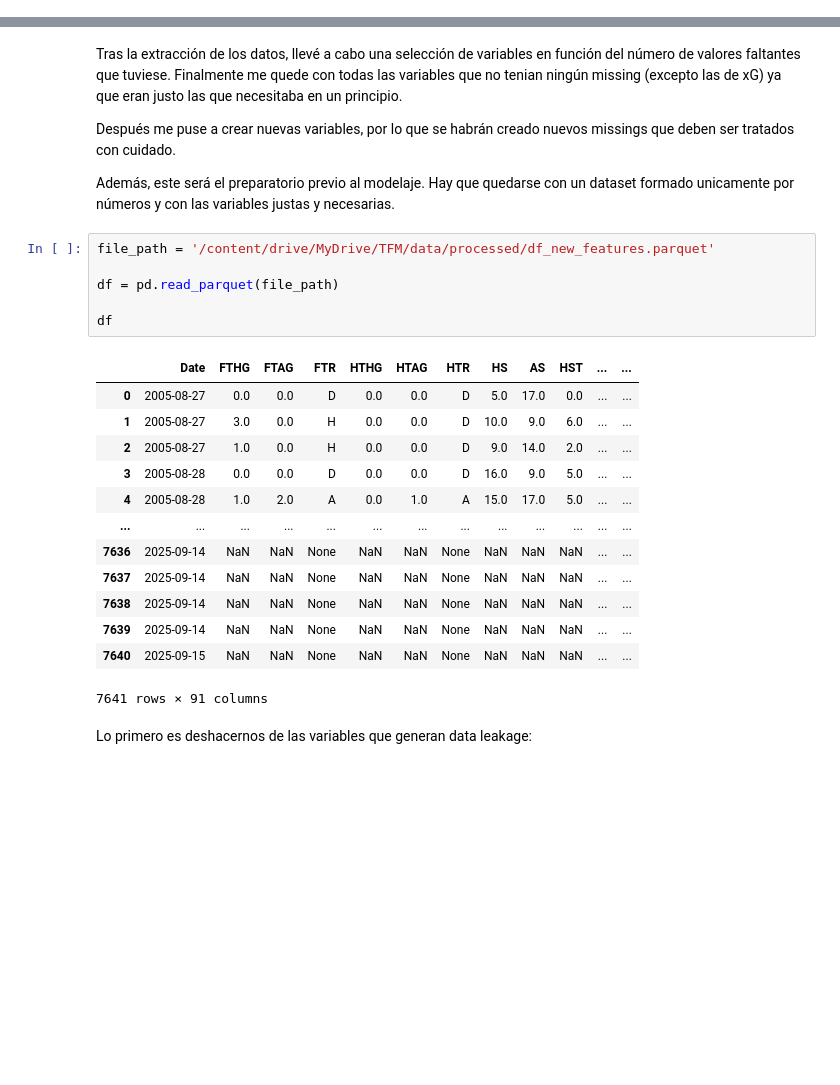
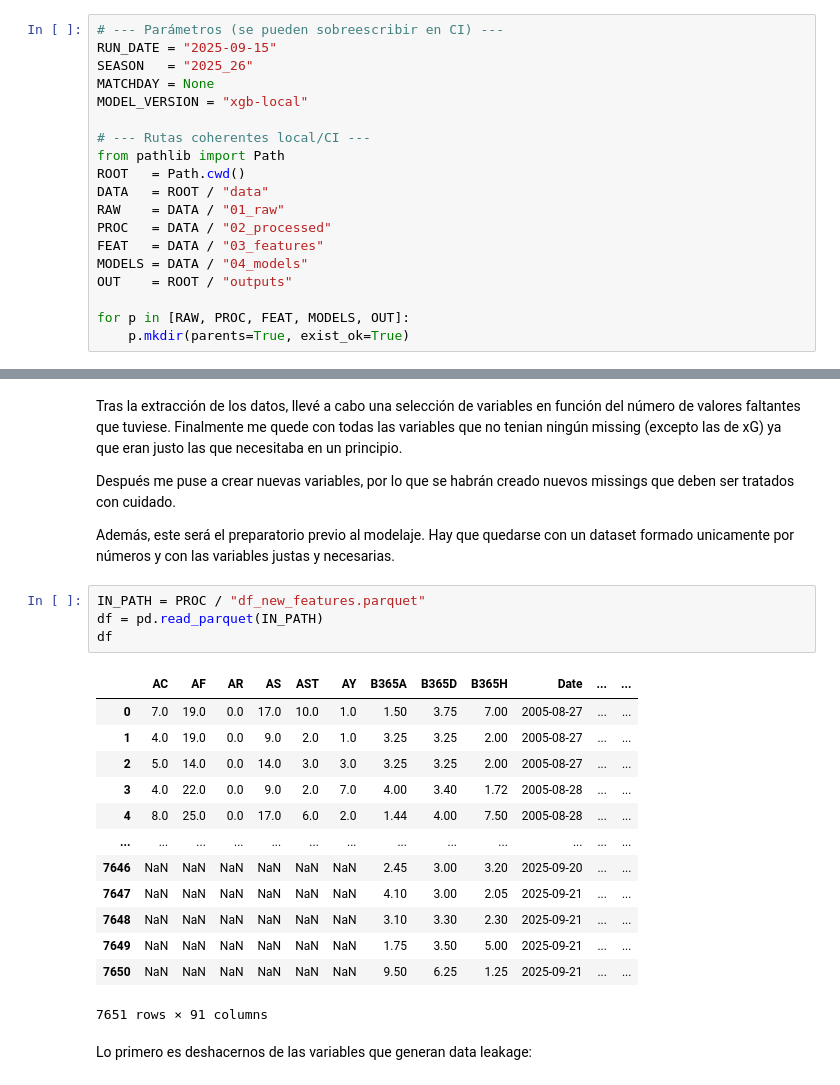
Before and after one commit to manuferrod/laliga-predictor-engine, a Jupyter notebook: notebooks/PREPROCESADO.ipynb, the cells around one changed output, grey strips where cells are left out. Drawn from its saved outputs; the diff is of its cells as text; blank space fills up the shorter version.

```diff
--- a/notebooks/PREPROCESADO.ipynb
+++ b/notebooks/PREPROCESADO.ipynb
@@ -0,0 +1,19 @@
+# %%
+# --- Parámetros (se pueden sobreescribir en CI) ---
+RUN_DATE = "2025-09-15"
+SEASON   = "2025_26"
+MATCHDAY = None
+MODEL_VERSION = "xgb-local"
+
+# --- Rutas coherentes local/CI ---
+from pathlib import Path
+ROOT   = Path.cwd()
+DATA   = ROOT / "data"
+RAW    = DATA / "01_raw"
+PROC   = DATA / "02_processed"
+FEAT   = DATA / "03_features"
+MODELS = DATA / "04_models"
+OUT    = ROOT / "outputs"
+
+for p in [RAW, PROC, FEAT, MODELS, OUT]:
+    p.mkdir(parents=True, exist_ok=True)
@@ -19,25 +45,23 @@ Después me puse a crear nuevas variables, por lo que se habrán creado nuevos m
 
 Además, este será el preparatorio previo al modelaje. Hay que quedarse con un dataset formado unicamente por números y con las variables justas y necesarias.
 # %%
-file_path = '/content/drive/MyDrive/TFM/data/processed/df_new_features.parquet'
-
-df = pd.read_parquet(file_path)
-
+IN_PATH = PROC / "df_new_features.parquet"
+df = pd.read_parquet(IN_PATH)
 df
 # %% [output]
-|  | Date | FTHG | FTAG | FTR | HTHG | HTAG | HTR | HS | AS | HST | ... | ... |
-| 0 | 2005-08-27 | 0.0 | 0.0 | D | 0.0 | 0.0 | D | 5.0 | 17.0 | 0.0 | ... | ... |
-| 1 | 2005-08-27 | 3.0 | 0.0 | H | 0.0 | 0.0 | D | 10.0 | 9.0 | 6.0 | ... | ... |
-| 2 | 2005-08-27 | 1.0 | 0.0 | H | 0.0 | 0.0 | D | 9.0 | 14.0 | 2.0 | ... | ... |
-| 3 | 2005-08-28 | 0.0 | 0.0 | D | 0.0 | 0.0 | D | 16.0 | 9.0 | 5.0 | ... | ... |
-| 4 | 2005-08-28 | 1.0 | 2.0 | A | 0.0 | 1.0 | A | 15.0 | 17.0 | 5.0 | ... | ... |
+|  | AC | AF | AR | AS | AST | AY | B365A | B365D | B365H | Date | ... | ... |
+| 0 | 7.0 | 19.0 | 0.0 | 17.0 | 10.0 | 1.0 | 1.50 | 3.75 | 7.00 | 2005-08-27 | ... | ... |
+| 1 | 4.0 | 19.0 | 0.0 | 9.0 | 2.0 | 1.0 | 3.25 | 3.25 | 2.00 | 2005-08-27 | ... | ... |
+| 2 | 5.0 | 14.0 | 0.0 | 14.0 | 3.0 | 3.0 | 3.25 | 3.25 | 2.00 | 2005-08-27 | ... | ... |
+| 3 | 4.0 | 22.0 | 0.0 | 9.0 | 2.0 | 7.0 | 4.00 | 3.40 | 1.72 | 2005-08-28 | ... | ... |
+| 4 | 8.0 | 25.0 | 0.0 | 17.0 | 6.0 | 2.0 | 1.44 | 4.00 | 7.50 | 2005-08-28 | ... | ... |
 | ... | ... | ... | ... | ... | ... | ... | ... | ... | ... | ... | ... | ... |
-| 7636 | 2025-09-14 | NaN | NaN | None | NaN | NaN | None | NaN | NaN | NaN | ... | ... |
-| 7637 | 2025-09-14 | NaN | NaN | None | NaN | NaN | None | NaN | NaN | NaN | ... | ... |
-| 7638 | 2025-09-14 | NaN | NaN | None | NaN | NaN | None | NaN | NaN | NaN | ... | ... |
-| 7639 | 2025-09-14 | NaN | NaN | None | NaN | NaN | None | NaN | NaN | NaN | ... | ... |
-| 7640 | 2025-09-15 | NaN | NaN | None | NaN | NaN | None | NaN | NaN | NaN | ... | ... |
+| 7646 | NaN | NaN | NaN | NaN | NaN | NaN | 2.45 | 3.00 | 3.20 | 2025-09-20 | ... | ... |
+| 7647 | NaN | NaN | NaN | NaN | NaN | NaN | 4.10 | 3.00 | 2.05 | 2025-09-21 | ... | ... |
+| 7648 | NaN | NaN | NaN | NaN | NaN | NaN | 3.10 | 3.30 | 2.30 | 2025-09-21 | ... | ... |
+| 7649 | NaN | NaN | NaN | NaN | NaN | NaN | 1.75 | 3.50 | 5.00 | 2025-09-21 | ... | ... |
+| 7650 | NaN | NaN | NaN | NaN | NaN | NaN | 9.50 | 6.25 | 1.25 | 2025-09-21 | ... | ... |
-7641 rows × 91 columns
+7651 rows × 91 columns
 # %% [markdown]
 Lo primero es deshacernos de las variables que generan data leakage:
 # %%
```
Also changed, not shown: parts of 7 cells of this notebook.
